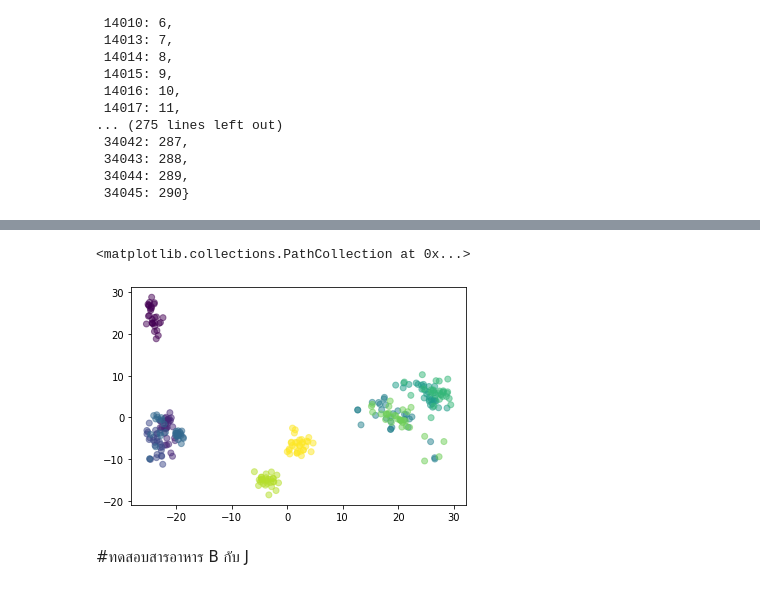
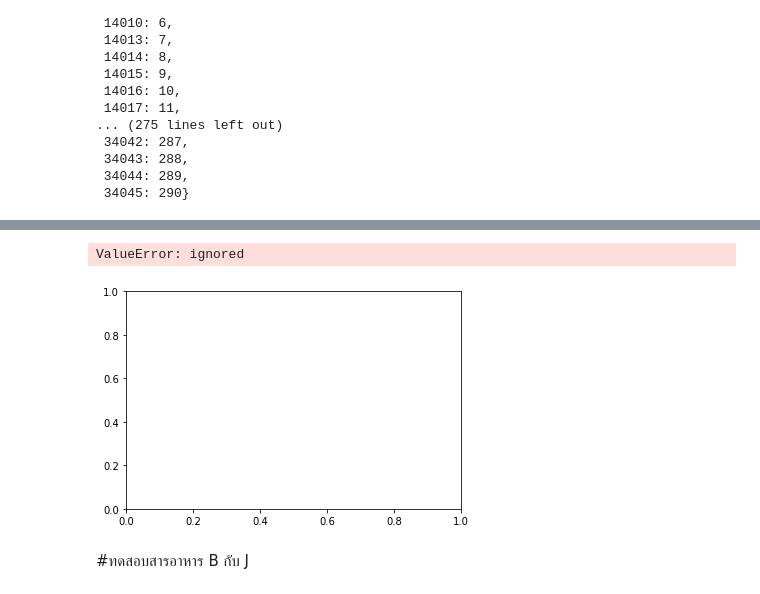
Before and after one commit to chalarm1405/multivariate, a Jupyter notebook: Exam01.ipynb, the cells around one changed output, grey strips where cells are left out. Drawn from its saved outputs; the diff is of its cells as text; code cells hidden in the pictures.

```diff
--- a/Exam01.ipynb
+++ b/Exam01.ipynb
@@ -103,4 +105,4 @@ color_list2
 # %%
-data_tes = data.drop(['id','brand'],axis=1)
-data_test #ทำการตัดแถว id และ brand ออก เนื่องจาก เป็นข้อมูลเชิงปริมารโดยจะตัดทีละตัวหรือตัดพร้อมกันก็ได้
+data_PA2 = data.drop(['id','brand'],axis=1)
+data_PA2 #ทำการตัดแถว id และ brand ออก เนื่องจาก เป็นข้อมูลเชิงปริมารโดยจะตัดทีละตัวหรือตัดพร้อมกันก็ได้
 # %% [output]
@@ -129,7 +129,7 @@ from sklearn.decomposition import PCA
 # %%
 pca = PCA(n_components=2)
 # %%
-new_pca = pca.fit_transform(data_test2.to_numpy())
+new_pca = pca.fit_transform(data_PA2.to_numpy())
 # %%
 new_pca.shape
 # %% [output]
@@ -210,4 +210,4 @@ color_list
  34044: 289,
  34045: 290}
 # %%
-data_dd = data_test.replace(color_list)
+data1 = data_test.replace(color_list)
@@ -230,8 +232,8 @@ data_dd
 # %%
-plt.scatter(new_pca[:,0],new_pca[:,1],c = data_dd['brand'],alpha=0.5)
+plt.scatter(new_pca[:,0],new_pca[:,1],c = data1['brand'])
 # %% [output]
-<matplotlib.collections.PathCollection at 0x...>
+ValueError: ignored
-[figure, old version]
+[figure, new version]
 # %% [markdown]
 #ทดสอบสารอาหาร B กับ J
 # %%
```
Also changed, not shown: parts of 14 cells of this notebook.
